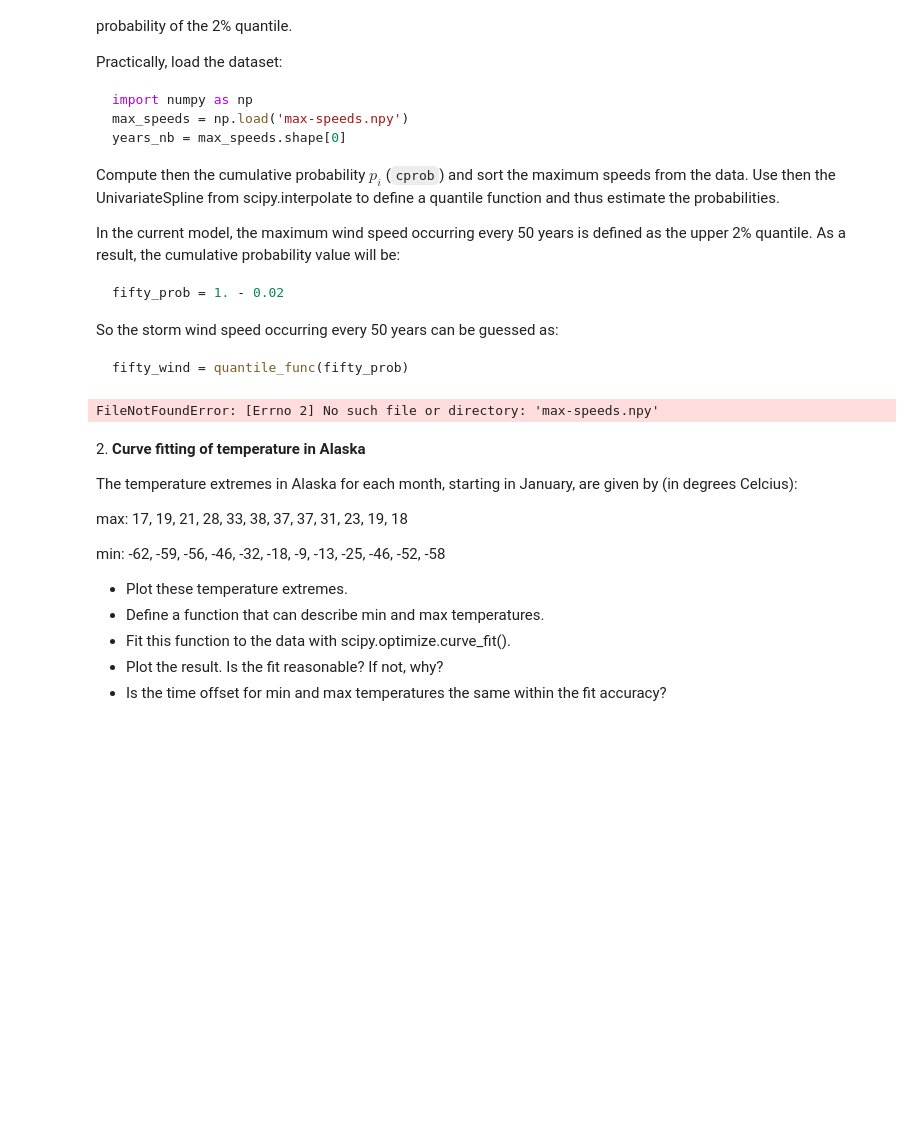
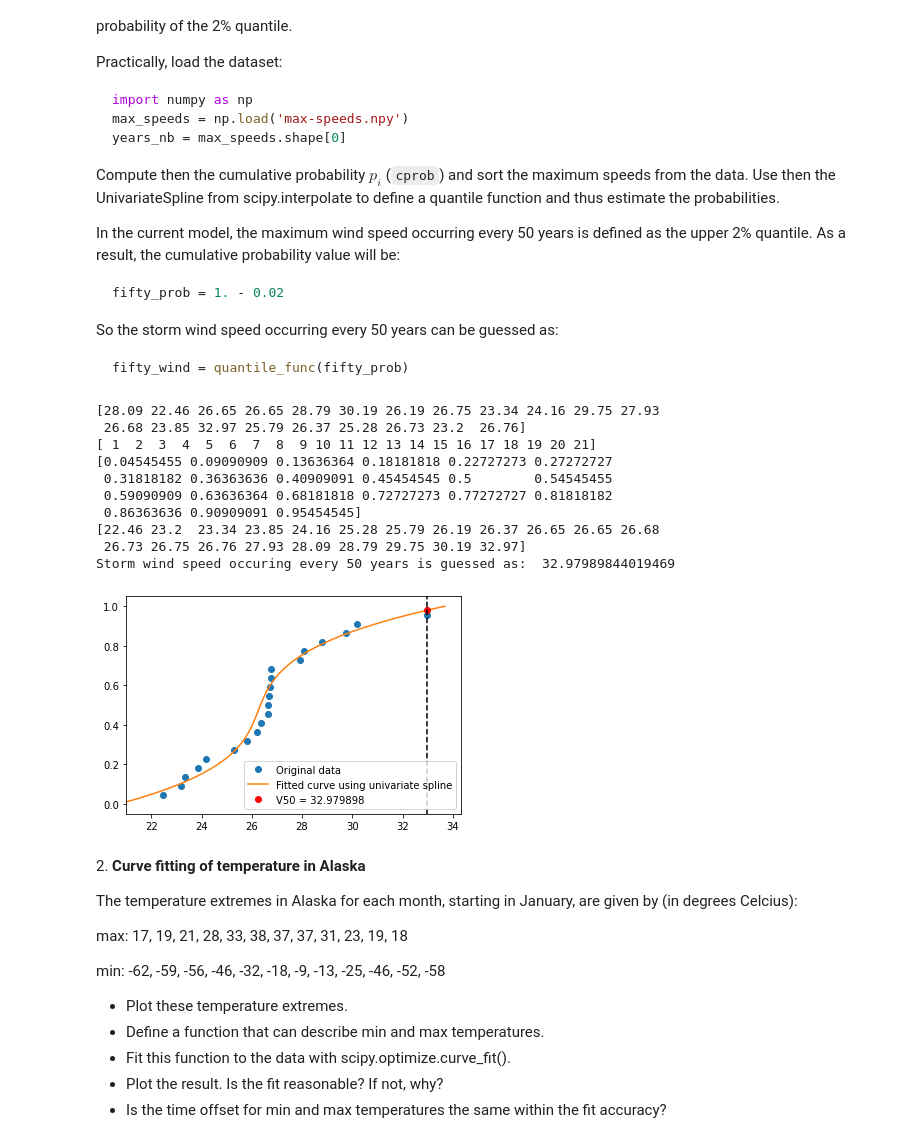
Before and after one commit to JelinR/LaboratoryOfComputationalPhysics_Y5, a Jupyter notebook: 09ex_Algorithms.ipynb, the cells around one changed output. Saved outputs shown, nothing was run; the diff lists cells and outputs as text; code cells hidden in the pictures; blank space fills up the shorter version.

```diff
--- a/09ex_Algorithms.ipynb
+++ b/09ex_Algorithms.ipynb
@@ -34,8 +31,55 @@ import matplotlib.pyplot as plt
-# %%
-max_speeds = np.load('max-speeds.npy')
-years_nb = max_speeds.shape[0]
-# %% [output]
-FileNotFoundError: [Errno 2] No such file or directory: 'max-speeds.npy'
+# %%
+import numpy as np
+#loading the data of max speeds
+max_speeds = np.load('max-speeds.npy')
+print(max_speeds)
+
+#Finding the number of years
+years_nb = max_speeds.shape[0] #21 years
+#print(years_nb)
+
+#The years in cumulative form till 21 years
+years_array = np.arange(1,years_nb+1)
+print(years_array)
+
+#Cumulative probability: p_i = i/(N+1), with N=21
+cprob = years_array/(years_nb+1)
+print(cprob)
+
+sorted_max_speeds = np.sort(max_speeds)
+print(sorted_max_speeds)
+
+from scipy.interpolate import UnivariateSpline
+quantile_func = UnivariateSpline(cprob, sorted_max_speeds)
+
+fifty_prob = 1. - 0.02
+fifty_wind = quantile_func(fifty_prob)
+print("Storm wind speed occuring every 50 years is guessed as: ",fifty_wind)
+
+# Plotting the curve fit
+import matplotlib.pyplot as plt
+
+prob_values = np.linspace(0,1,100)
+fitted_max_speeds = quantile_func(prob_values)
+plt.plot(sorted_max_speeds,cprob,'o',label="Original data")
+plt.plot(fitted_max_speeds,prob_values,'-',label="Fitted curve using univariate spline")
+plt.plot(fifty_wind,fifty_prob,'ro',label='V50 = %f'%(fifty_wind))
+plt.axvline(x=fifty_wind,color='k',linestyle='--')
+plt.xlim(left=21)
+plt.legend(loc='best')
+plt.show()
+# %% [output]
+[28.09 22.46 26.65 26.65 28.79 30.19 26.19 26.75 23.34 24.16 29.75 27.93
+ 26.68 23.85 32.97 25.79 26.37 25.28 26.73 23.2  26.76]
+[ 1  2  3  4  5  6  7  8  9 10 11 12 13 14 15 16 17 18 19 20 21]
+[0.04545455 0.09090909 0.13636364 0.18181818 0.22727273 0.27272727
+ 0.31818182 0.36363636 0.40909091 0.45454545 0.5        0.54545455
+ 0.59090909 0.63636364 0.68181818 0.72727273 0.77272727 0.81818182
+ 0.86363636 0.90909091 0.95454545]
+[22.46 23.2  23.34 23.85 24.16 25.28 25.79 26.19 26.37 26.65 26.65 26.68
+ 26.73 26.75 26.76 27.93 28.09 28.79 29.75 30.19 32.97]
+Storm wind speed occuring every 50 years is guessed as:  32.97989844019469
+[figure, added]
 # %% [markdown]
 2\. **Curve fitting of temperature in Alaska**
 
```
Also changed, not shown: parts of 18 cells of this notebook, 16 other files.
